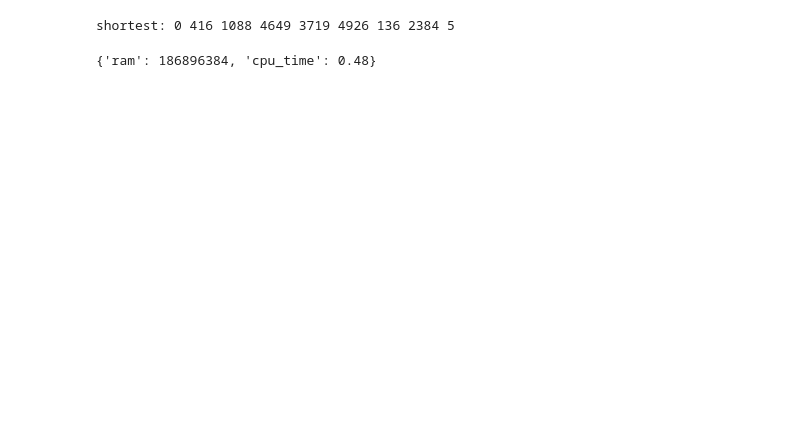
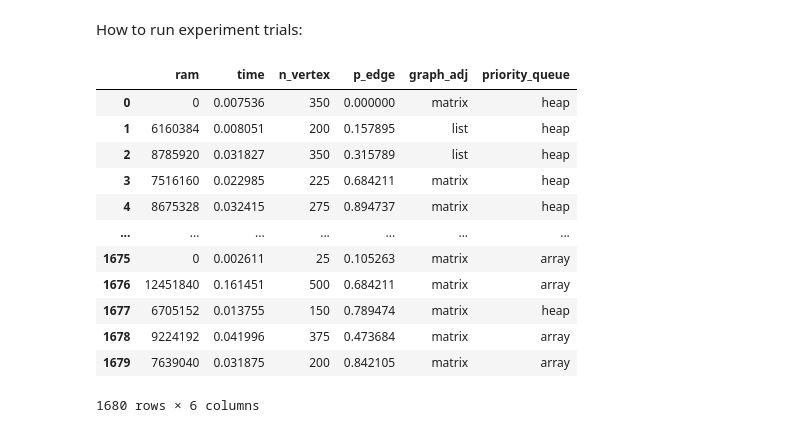
Before and after one commit to mrzzy/ntu-sc2001, a Jupyter notebook: class_2/experiments.ipynb, the cells around one changed output. Cells and saved outputs as stored; diff of their text form; code cells hidden in the pictures; blank space fills up the shorter version.

Commit message:
feat(class_2): update notebook to include more complete example on experiments

```diff
--- a/class_2/experiments.ipynb
+++ b/class_2/experiments.ipynb
@@ -24,3 +65,5 @@ for u, v in g.edges():
+# %% [markdown]
+How to run experiment trials:
 # %%
 def trial(graph: Graph, graph_adj: str, p_queue: str, start: int, end: int, program: str = "./a.out") -> dict[str, float]:
     """Perform one trial of djistrka shortest path.
@@ -33,8 +76,12 @@ def trial(graph: Graph, graph_adj: str, p_queue: str, start: int, end: int, prog
         start: Starting node to traverse from.
         end: End node to traverse to.
         program: Path to the executable compiled from code.cpp.
+
+    Returns: Dict of expriment statistics:
+        - ram: no. of bytes consumed by the program
+        - runtime: wall time elapsed by start and completion of the program.
     """
-    with NamedTemporaryFile("w") as f:
+    with NamedTemporaryFile("w+") as f:
         # encode trial parameters into input file
         f.write(f"{graph.number_of_nodes()} {start} {end}\n")
         for src, dest, data in graph.edges(data=True):
@@ -44,17 +91,57 @@ def trial(graph: Graph, graph_adj: str, p_queue: str, start: int, end: int, prog
         f.flush()
 
         # run program as a subprocess
+        begin = time.monotonic()
         process = Popen([program, graph_adj, p_queue, f.name])
         stats = {"ram": 0}
-        while process.poll() is not None:
+        while process.is_running():
             # record system resource usage
-            cpu =  process.cpu_times()
-            stats["cpu_time"] = cpu.user + cpu.system
+            stats["time"] = time.monotonic() - begin
             stats["ram"] = max(stats["ram"], process.memory_info().vms)
-            time.sleep(1e-6)
+            try:
+                process.wait(1e-6)
+            except TimeoutExpired:
+                pass
         return stats
 # %%
-trial(g, "matrix", "heap", 0, 5)
+def process(chunk):
+    n_vertex, p_edge, graph_adj, pq = chunk
+    graph = random_connected_graph(n_vertex, p_edge, seed=42)
+    # run a shortest path trial from 0 -> random vertex
+    stats = trial(graph, graph_adj, pq, 0, randint(0, n_vertex - 1))
+    return stats | {
+        "n_vertex": n_vertex,
+        "p_edge": p_edge,
+        "graph_adj": graph_adj,
+        "priority_queue": pq,
+    }
+
+
+params = [
+    (max(1, n_vertex), float(p_edge), graph_adj, pq)
+    # 1, 25, ... 500 vertices
+    for n_vertex in range(0, 500 + 1, 25)
+    # p_edge = 0, 0.05, ... 1.0
+    for p_edge in np.linspace(0, 1, 20)
+    for graph_adj in ["matrix", "list"]
+    for pq in ["array", "heap"]
+]
+
+random.shuffle(params)
+df = pd.DataFrame(Pool().map(process, params))
-# %% [output]
-shortest: 0 416 1088 4649 3719 4926 136 2384 5
-{'ram': 186896384, 'cpu_time': 0.48}
+# %%
+df
+# %% [output]
+|  | ram | time | n_vertex | p_edge | graph_adj | priority_queue |
+| 0 | 0 | 0.007536 | 350 | 0.000000 | matrix | heap |
+| 1 | 6160384 | 0.008051 | 200 | 0.157895 | list | heap |
+| 2 | 8785920 | 0.031827 | 350 | 0.315789 | list | heap |
+| 3 | 7516160 | 0.022985 | 225 | 0.684211 | matrix | heap |
+| 4 | 8675328 | 0.032415 | 275 | 0.894737 | matrix | heap |
+| ... | ... | ... | ... | ... | ... | ... |
+| 1675 | 0 | 0.002611 | 25 | 0.105263 | matrix | array |
+| 1676 | 12451840 | 0.161451 | 500 | 0.684211 | matrix | array |
+| 1677 | 6705152 | 0.013755 | 150 | 0.789474 | matrix | heap |
+| 1678 | 9224192 | 0.041996 | 375 | 0.473684 | matrix | array |
+| 1679 | 7639040 | 0.031875 | 200 | 0.842105 | matrix | array |
+1680 rows × 6 columns
```
Also changed, not shown: parts of 7 cells of this notebook.
